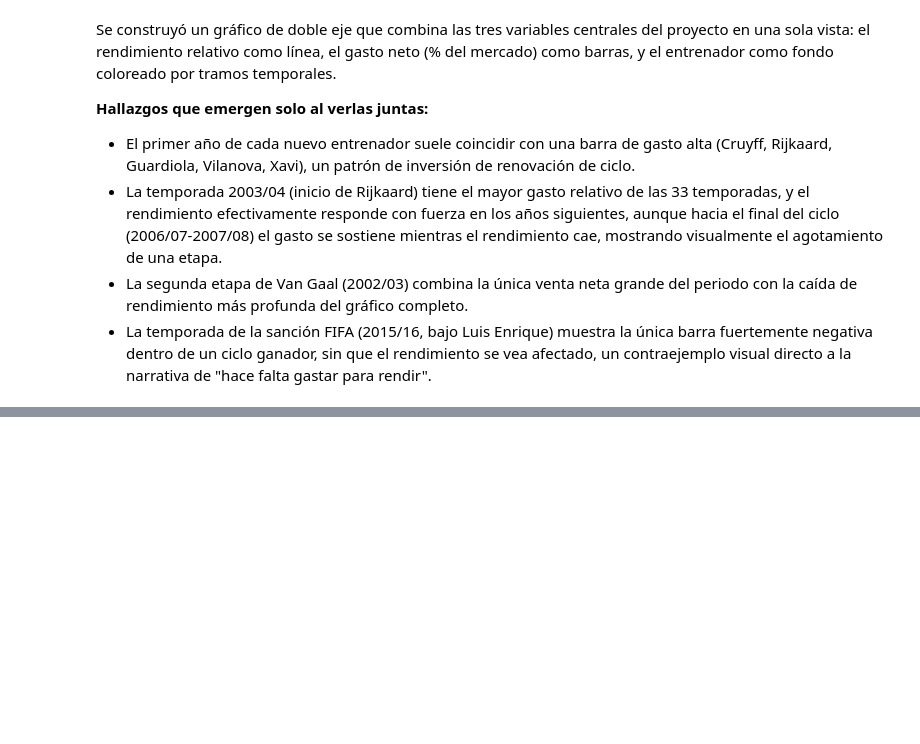
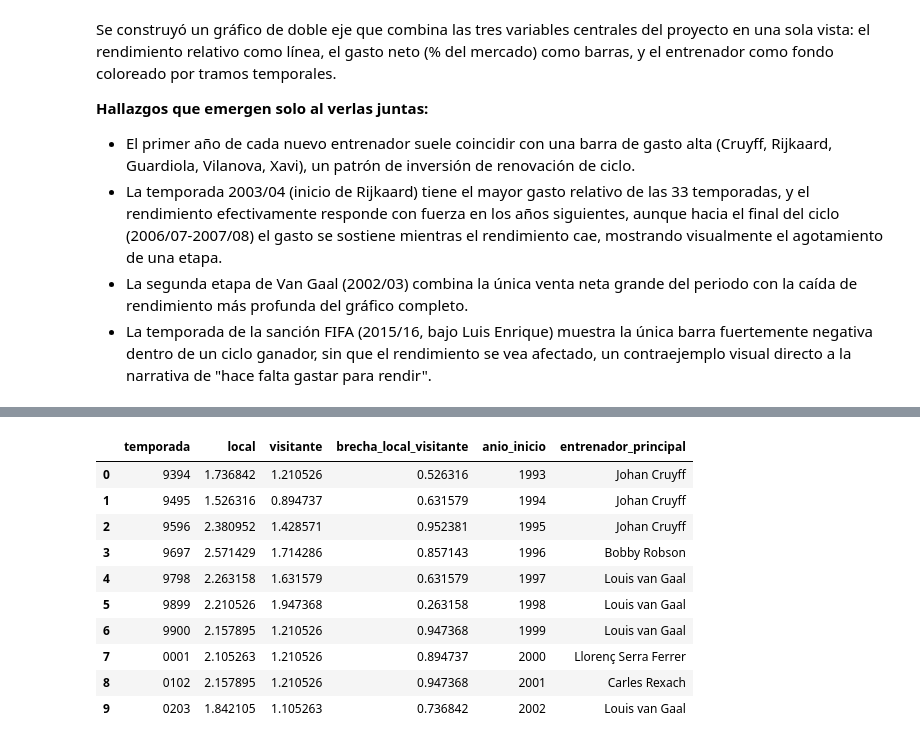
Before and after one commit to albertone448/always-barca, a Jupyter notebook: notebooks/02_analisis_rendimiento.ipynb, the cells around one changed output, grey strips where cells are left out. Cells and saved outputs as stored; diff of their text form; code cells hidden in the pictures; blank space fills up the shorter version.

```diff
--- a/notebooks/02_analisis_rendimiento.ipynb
+++ b/notebooks/02_analisis_rendimiento.ipynb
@@ -376,0 +472,19 @@ A lo largo de este notebook se definieron las métricas de rendimiento (`rendimi
+# %%
+brecha = rendimiento_condicion.pivot(index='temporada', columns='condicion', values='puntos_por_partido')
+brecha['brecha_local_visitante'] = brecha['local'] - brecha['visitante']
+brecha = brecha.merge(df_maestro[['temporada', 'anio_inicio', 'entrenador_principal']], on='temporada')
+brecha = brecha.sort_values('anio_inicio').reset_index(drop=True)
+
+brecha.head(10)
+# %% [output]
+|  | temporada | local | visitante | brecha_local_visitante | anio_inicio | entrenador_principal |
+| 0 | 9394 | 1.736842 | 1.210526 | 0.526316 | 1993 | Johan Cruyff |
+| 1 | 9495 | 1.526316 | 0.894737 | 0.631579 | 1994 | Johan Cruyff |
+| 2 | 9596 | 2.380952 | 1.428571 | 0.952381 | 1995 | Johan Cruyff |
+| 3 | 9697 | 2.571429 | 1.714286 | 0.857143 | 1996 | Bobby Robson |
+| 4 | 9798 | 2.263158 | 1.631579 | 0.631579 | 1997 | Louis van Gaal |
+| 5 | 9899 | 2.210526 | 1.947368 | 0.263158 | 1998 | Louis van Gaal |
+| 6 | 9900 | 2.157895 | 1.210526 | 0.947368 | 1999 | Louis van Gaal |
+| 7 | 0001 | 2.105263 | 1.210526 | 0.894737 | 2000 | Llorenç Serra Ferrer |
+| 8 | 0102 | 2.157895 | 1.210526 | 0.947368 | 2001 | Carles Rexach |
+| 9 | 0203 | 1.842105 | 1.105263 | 0.736842 | 2002 | Louis van Gaal |
```
Also changed, not shown: parts of 16 cells of this notebook, 5 other files.
